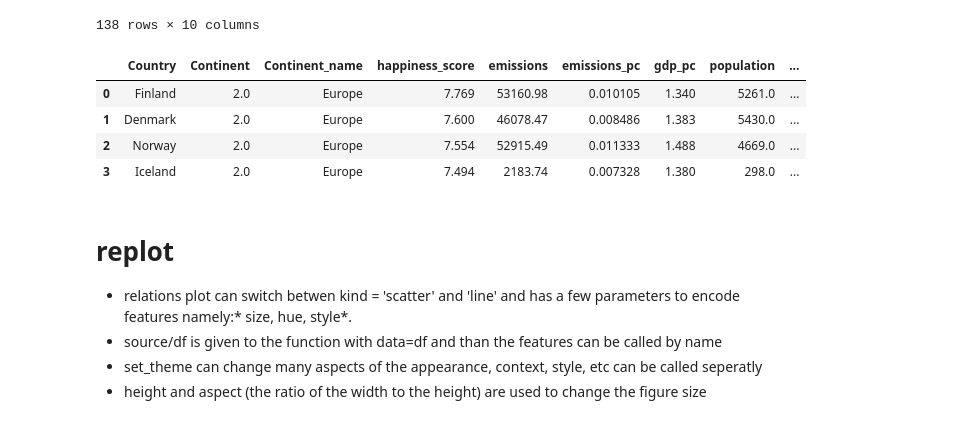
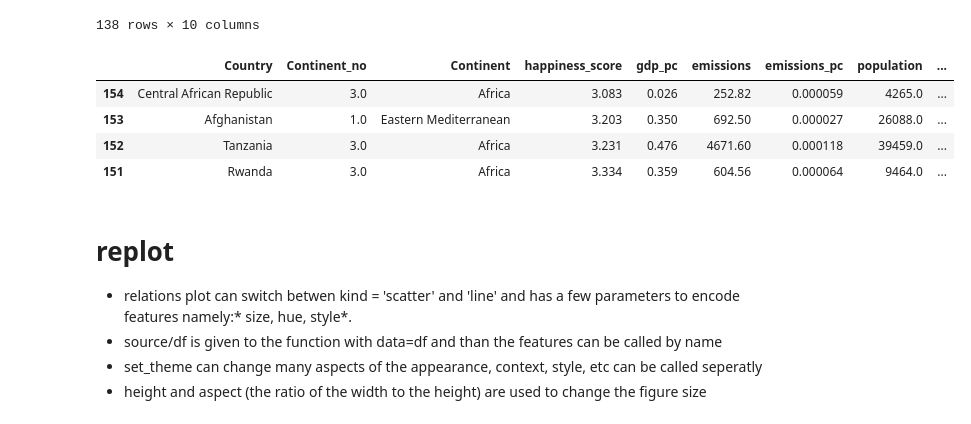
Before and after one commit to MaCoZu/notebooks, a Jupyter notebook: 03.2_Viz_seaborn.ipynb, the cells around one changed output. Drawn from its saved outputs; the diff is of its cells as text; code cells hidden in the pictures.

```diff
--- a/03.2_Viz_seaborn.ipynb
+++ b/03.2_Viz_seaborn.ipynb
@@ -126,13 +126,13 @@ emissions
 | 141 | Comoros | 3.0 | Africa | 3.973 | 0.274 | 87.94 | 0.000108 | 818.0 | ... |
 138 rows × 10 columns
 # %%
-emissions.sort_values('happiness_score', ascending=False)[:4]
+emissions.sort_values('happiness_score', ascending=True)[:4]
 # %% [output]
-|  | Country | Continent | Continent_name | happiness_score | emissions | emissions_pc | gdp_pc | population | ... |
-| 0 | Finland | 2.0 | Europe | 7.769 | 53160.98 | 0.010105 | 1.340 | 5261.0 | ... |
-| 1 | Denmark | 2.0 | Europe | 7.600 | 46078.47 | 0.008486 | 1.383 | 5430.0 | ... |
-| 2 | Norway | 2.0 | Europe | 7.554 | 52915.49 | 0.011333 | 1.488 | 4669.0 | ... |
-| 3 | Iceland | 2.0 | Europe | 7.494 | 2183.74 | 0.007328 | 1.380 | 298.0 | ... |
+|  | Country | Continent_no | Continent | happiness_score | gdp_pc | emissions | emissions_pc | population | ... |
+| 154 | Central African Republic | 3.0 | Africa | 3.083 | 0.026 | 252.82 | 0.000059 | 4265.0 | ... |
+| 153 | Afghanistan | 1.0 | Eastern Mediterranean | 3.203 | 0.350 | 692.50 | 0.000027 | 26088.0 | ... |
+| 152 | Tanzania | 3.0 | Africa | 3.231 | 0.476 | 4671.60 | 0.000118 | 39459.0 | ... |
+| 151 | Rwanda | 3.0 | Africa | 3.334 | 0.359 | 604.56 | 0.000064 | 9464.0 | ... |
 # %% [markdown]
 # replot
 - relations plot can switch betwen kind = 'scatter' and 'line' and has a few parameters to encode <br>
```
Also changed, not shown: parts of 1 cell of this notebook.
